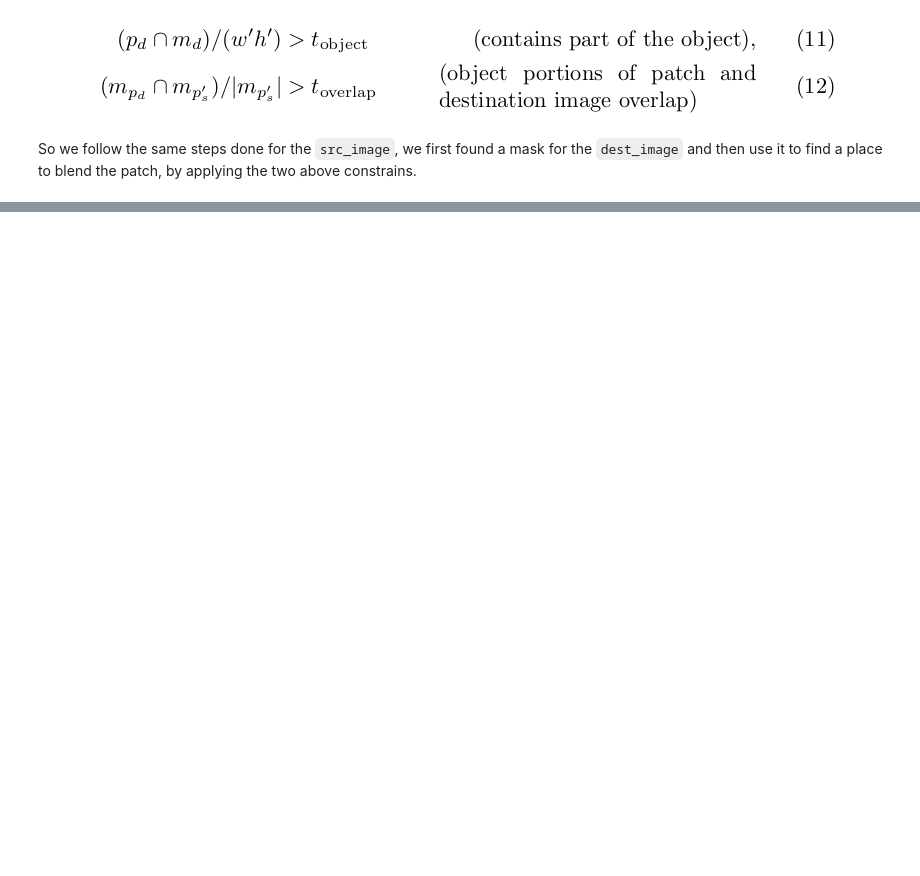
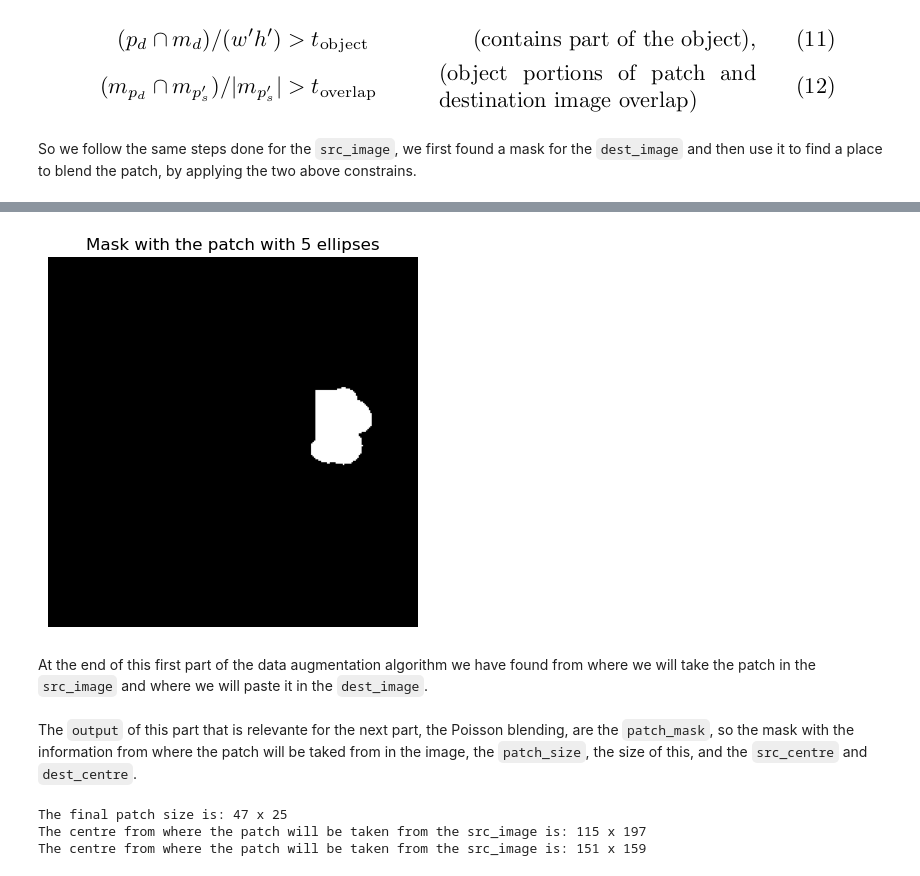
Before and after one commit to thraj/avs7_miniproject, a Jupyter notebook: notebooks/patch_sampling_visualization.ipynb, the cells around one changed output, grey strips where cells are left out. Saved outputs shown, nothing was run; the diff lists cells and outputs as text; code cells hidden in the pictures; blank space fills up the shorter version.

```diff
--- a/notebooks/patch_sampling_visualization.ipynb
+++ b/notebooks/patch_sampling_visualization.ipynb
@@ -400,0 +522,22 @@ So we follow the same steps done for the `src_image`, we first found a mask for
+# %%
+
+mask = create_patch_mask(center=(src_centre_y, src_centre_x), size=(h_prime, w_prime), mask_shape=dest_image.shape, num_ellipses=5)
+
+plt.imshow(mask, cmap='gray')
+plt.title("Mask with the patch with 5 ellipses")
+plt.axis('off')
+plt.show()
+# %% [output]
+[figure, added]
+# %% [markdown]
+At the end of this first part of the data augmentation algorithm we have found from where we will take the patch in the `src_image` and where we will paste it in the `dest_image`.
+# %% [markdown]
+The `output` of this part that is relevante for the next part, the Poisson blending, are the `patch_mask`, so the mask with the information from where the patch will be taked from in the image, the `patch_size`, the size of this, and the `src_centre` and `dest_centre`.
+# %%
+print(f'The final patch size is: {h_prime} x {w_prime}')
+print(f'The centre from where the patch will be taken from the src_image is: {src_centre_y} x {src_centre_x}')
+print(f'The centre from where the patch will be taken from the src_image is: {dest_centre_y} x {dest_centre_x}')
+# %% [output]
+The final patch size is: 47 x 25
+The centre from where the patch will be taken from the src_image is: 115 x 197
+The centre from where the patch will be taken from the src_image is: 151 x 159
```
Also changed, not shown: parts of 10 cells of this notebook.
